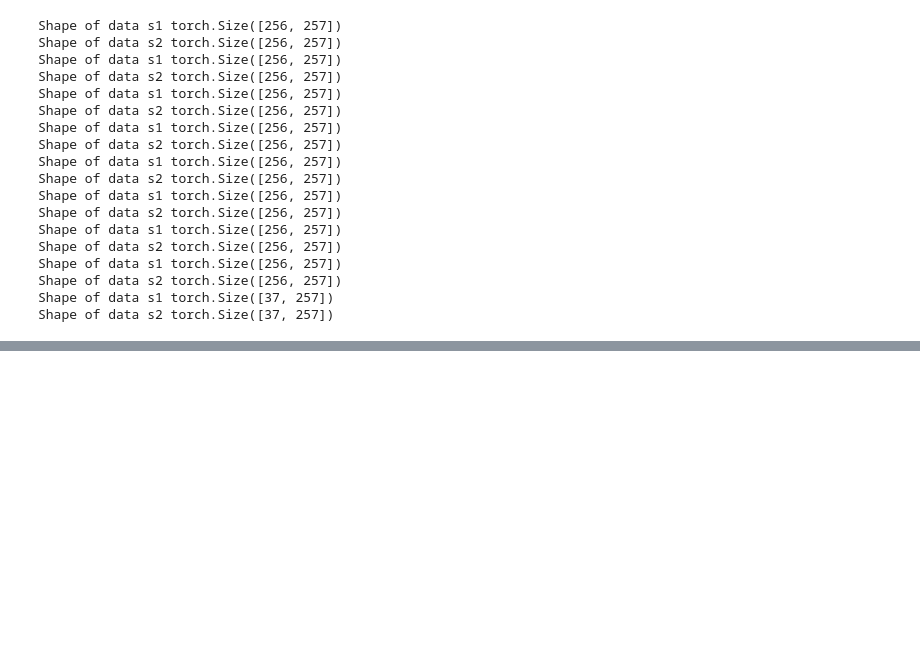
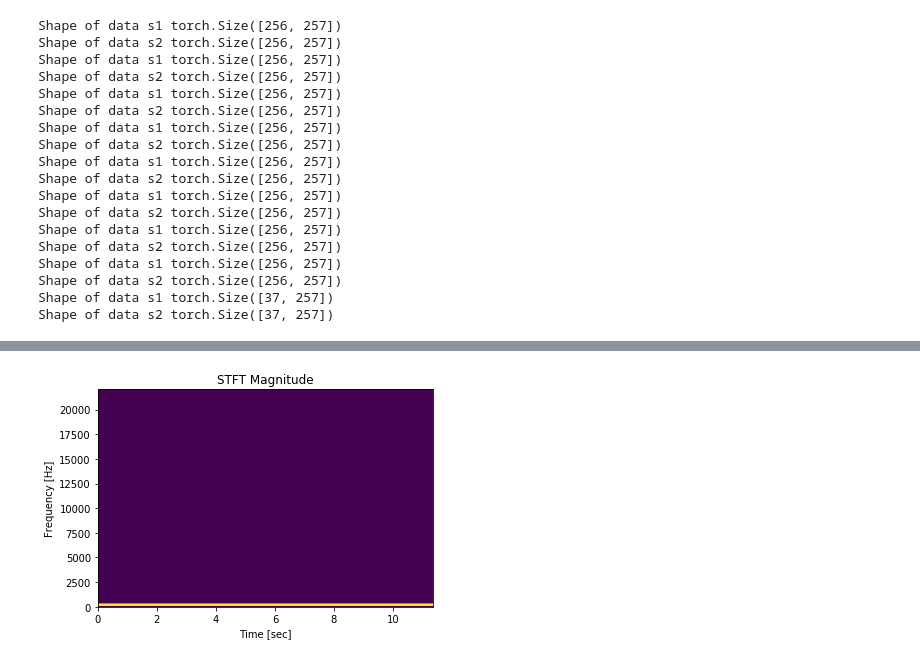
Before and after one commit to yacinebouaouni/Deep-Learning-Based-Speech-Separation, a Jupyter notebook: NMF/NMF.ipynb, the cells around one changed output, grey strips where cells are left out. Cells and saved outputs as stored; diff of their text form; code cells hidden in the pictures; blank space fills up the shorter version.

```diff
--- a/NMF/NMF.ipynb
+++ b/NMF/NMF.ipynb
@@ -205,0 +312,6 @@ Shape of data s2 torch.Size([37, 257])
+# %%
+Scaler = MinMaxScaler()
+Yabs_scale=Scaler.fit_transform(Yabs)
+# %%
+model = BernoulliRBM(n_components=200,learning_rate=1,batch_size=256,n_iter=1000,verbose=2)
+h=model.fit_transform(Yabs_scale.T)
@@ -205,0 +336,15 @@ Shape of data s2 torch.Size([37, 257])
+# %%
+b=model.intercept_visible_
+w=model.components_
+# %%
+x_r = np.matmul(h,w) +b
+x_r=x_r.T
+#x_r = Scaler.inverse_transform(x_r.T)
+# %%
+plt.pcolormesh(t, f, x_r,vmin=0, vmax=0.000000001, shading='gouraud')
+plt.title('STFT Magnitude')
+plt.ylabel('Frequency [Hz]')
+plt.xlabel('Time [sec]')
+plt.show()
+# %% [output]
+[figure, added]
```
Also changed, not shown: parts of 20 cells of this notebook, 5 other files.
